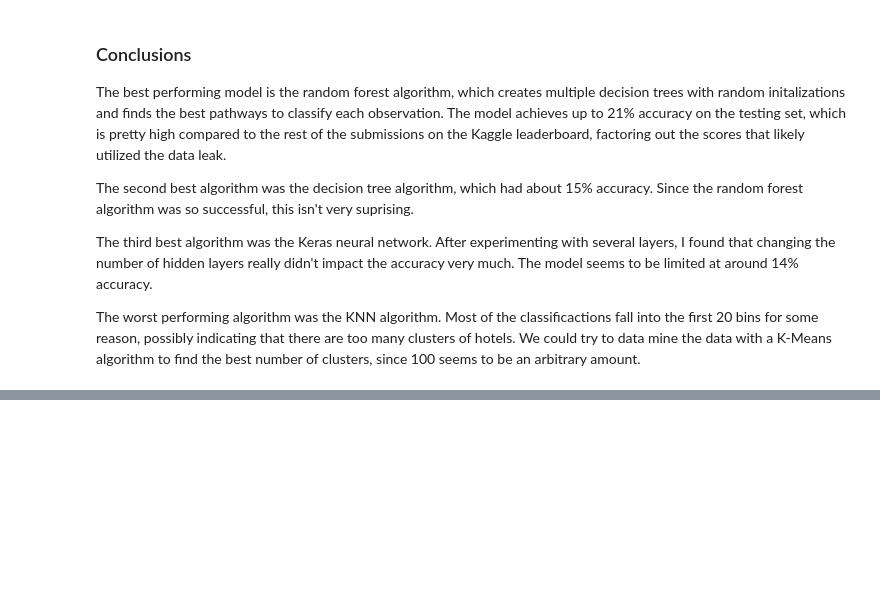
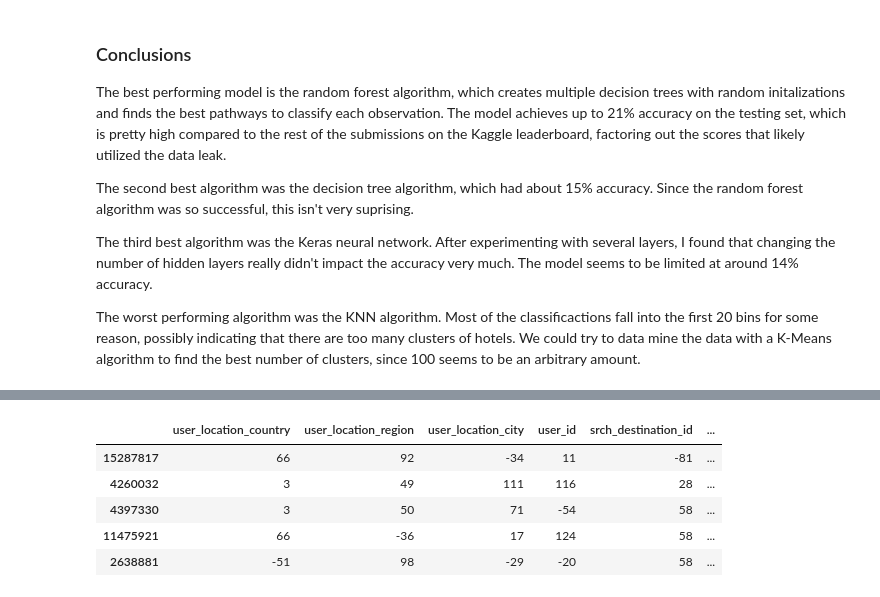
Before and after one commit to MichaelHotaling/DSC-Classes, a Jupyter notebook: DSC630/Week 7/Assignment 7.2 Create Optimal Hotel Recommendations.ipynb, the cells around one changed output, grey strips where cells are left out. Saved outputs shown, nothing was run; the diff lists cells and outputs as text; code cells hidden in the pictures; blank space fills up the shorter version.

```diff
--- a/DSC630/Week 7/Assignment 7.2 Create Optimal Hotel Recommendations.ipynb
+++ b/DSC630/Week 7/Assignment 7.2 Create Optimal Hotel Recommendations.ipynb
@@ -610,0 +614,39 @@ The worst performing algorithm was the KNN algorithm. Most of the classificactio
+# %%
+# Splitting the data into training and testing sets
+
+df = load_data()
+train, test = train_test_split(df, test_size=0.2)
+
+
+#train = load_data('train.csv')
+#test = load_data('test.csv')
+# %%
+# Finding the most commonly booked hotels by unique user ID and search destination.
+df2 = train.groupby(['user_location_country',
+                     'user_location_region',
+                     'user_location_city',
+                     'user_id',
+                     'srch_destination_id',
+                     'hotel_cluster'])['is_booking'].agg(['count']).reset_index()
+
+df2.sort_values('count', inplace=True)
+
+# Renaming the hotel_cluster column so it won't cause issues during merging
+df2.rename(columns={'hotel_cluster':'hotel_cluster_pred'}, inplace=True)
+
+# Keeping only the highest trafficked hotels since we sorted by count. "last" will keep the last entry per hotel and since
+# sorted by values, we will keep the highest value
+df2 = df2.drop_duplicates(subset=['user_location_country',
+                                  'user_location_region',
+                                  'user_location_city',
+                                  'user_id',
+                                  'srch_destination_id'
+                                 ], keep="last")
+df2.tail()
+# %% [output]
+|  | user_location_country | user_location_region | user_location_city | user_id | srch_destination_id | ... |
+| 15287817 | 66 | 92 | -34 | 11 | -81 | ... |
+| 4260032 | 3 | 49 | 111 | 116 | 28 | ... |
+| 4397330 | 3 | 50 | 71 | -54 | 58 | ... |
+| 11475921 | 66 | -36 | 17 | 124 | 58 | ... |
+| 2638881 | -51 | 98 | -29 | -20 | 58 | ... |
```
Also changed, not shown: parts of 10 cells of this notebook.
